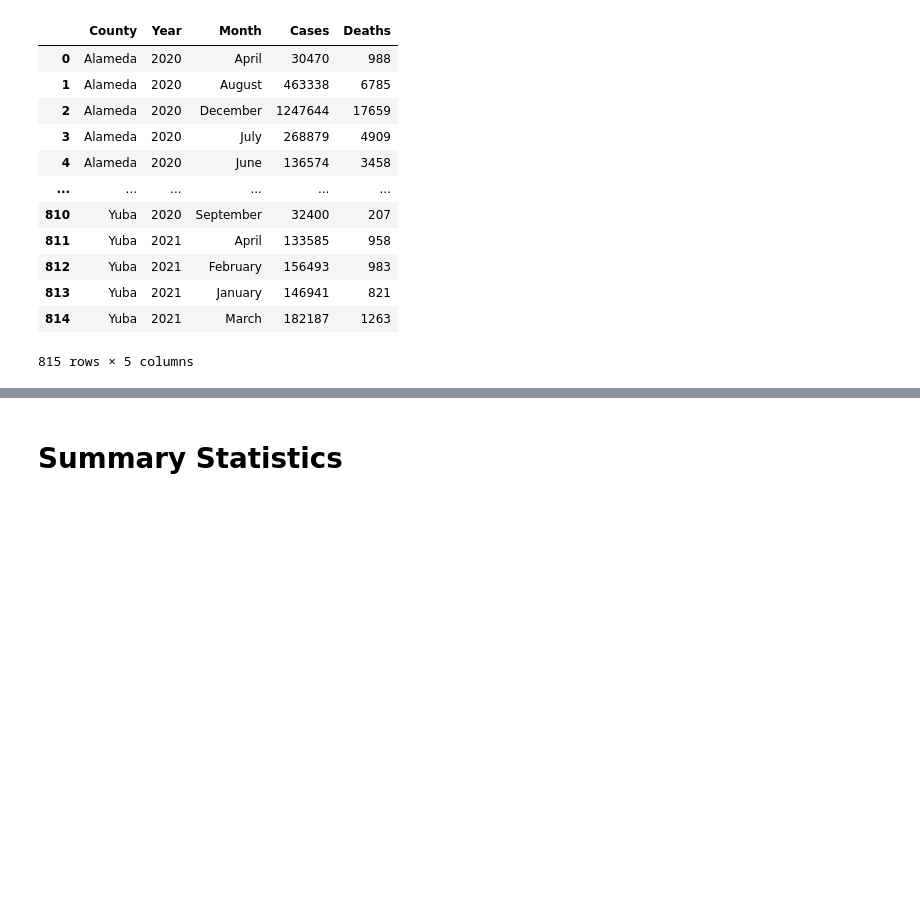
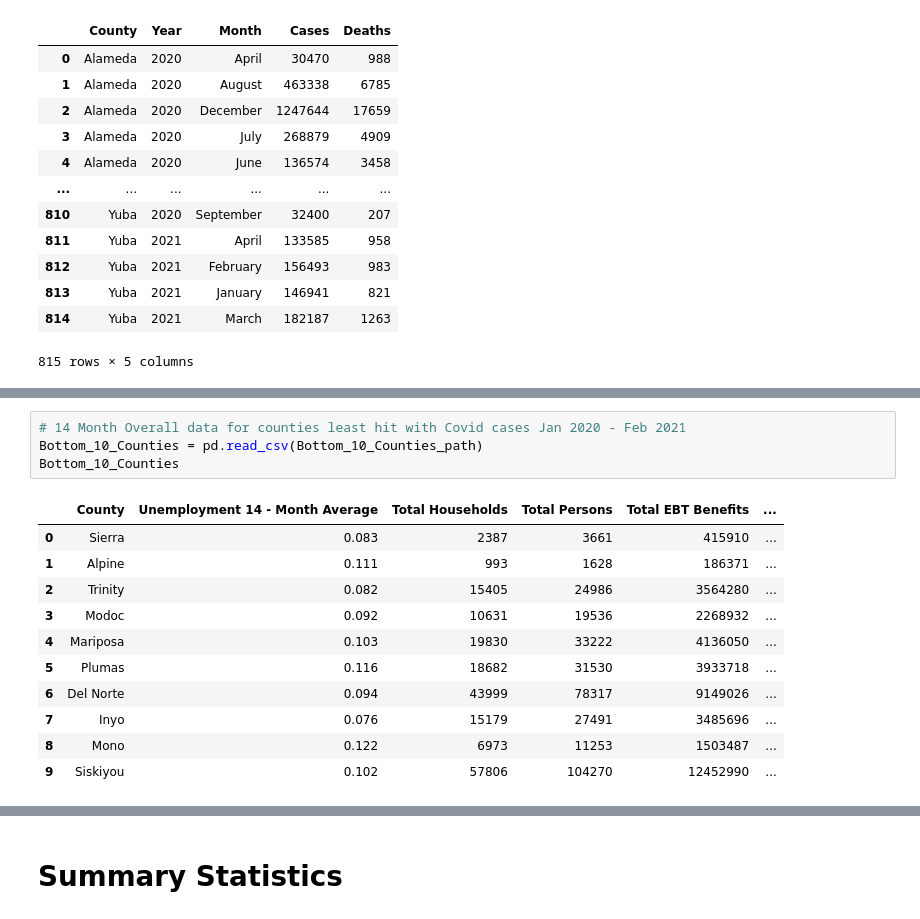
Before and after one commit to speedracer05/Covid_CalFresh, a Jupyter notebook: Covid_CalFresh.ipynb, the cells around one changed output, grey strips where cells are left out. Cells and saved outputs as stored; diff of their text form; blank space fills up the shorter version.

```diff
--- a/Covid_CalFresh.ipynb
+++ b/Covid_CalFresh.ipynb
@@ -194 +216,17 @@ census_filtered.head()
+# %%
+# 14 Month Overall data for counties least hit with Covid cases Jan 2020 - Feb 2021
+Bottom_10_Counties = pd.read_csv(Bottom_10_Counties_path)
+Bottom_10_Counties
+# %% [output]
+|  | County | Unemployment 14 - Month Average | Total Households | Total Persons | Total EBT Benefits | ... |
+| 0 | Sierra | 0.083 | 2387 | 3661 | 415910 | ... |
+| 1 | Alpine | 0.111 | 993 | 1628 | 186371 | ... |
+| 2 | Trinity | 0.082 | 15405 | 24986 | 3564280 | ... |
+| 3 | Modoc | 0.092 | 10631 | 19536 | 2268932 | ... |
+| 4 | Mariposa | 0.103 | 19830 | 33222 | 4136050 | ... |
+| 5 | Plumas | 0.116 | 18682 | 31530 | 3933718 | ... |
+| 6 | Del Norte | 0.094 | 43999 | 78317 | 9149026 | ... |
+| 7 | Inyo | 0.076 | 15179 | 27491 | 3485696 | ... |
+| 8 | Mono | 0.122 | 6973 | 11253 | 1503487 | ... |
+| 9 | Siskiyou | 0.102 | 57806 | 104270 | 12452990 | ... |
 # %%
```
Also changed, not shown: parts of 5 cells of this notebook, 7 other files.
